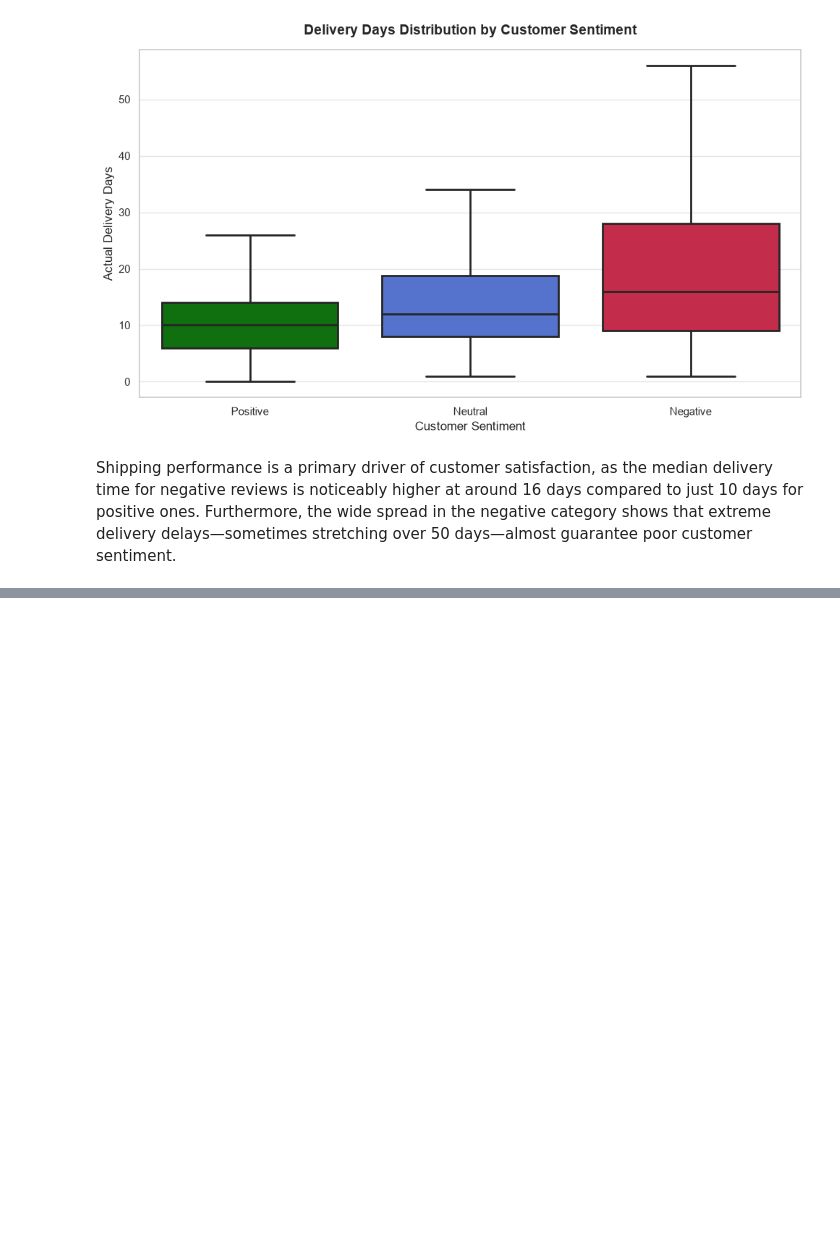
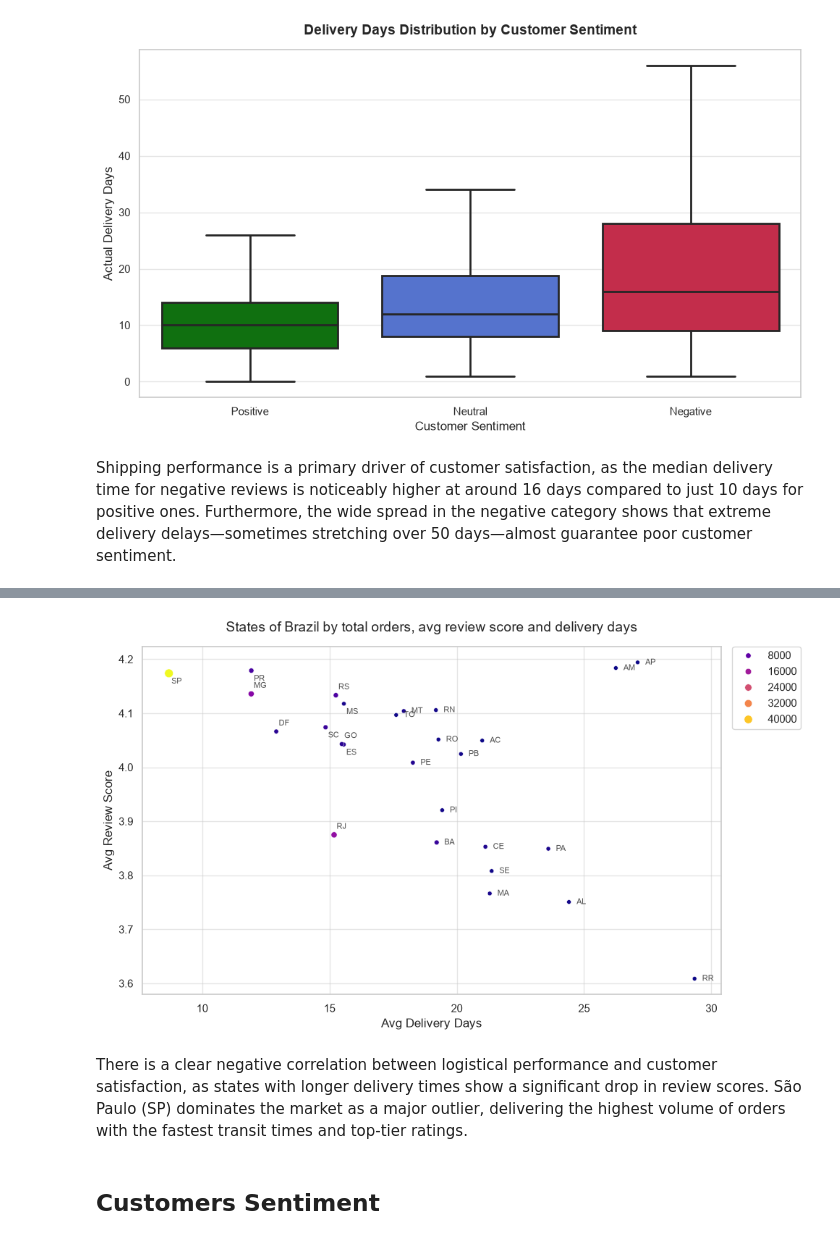
Before and after one commit to MarKotyn/olist-ecommerce-customer-analytics, a Jupyter notebook: python/notebooks/02_eda.ipynb, the cells around one changed output, grey strips where cells are left out. Cells and saved outputs as stored; diff of their text form; code cells hidden in the pictures; blank space fills up the shorter version.

```diff
--- a/python/notebooks/02_eda.ipynb
+++ b/python/notebooks/02_eda.ipynb
@@ -511,0 +516,8 @@ Shipping performance is a primary driver of customer satisfaction, as the median
+# %%
+df_customers_reviews = pd.merge(df_customers, df_reviews, on="customer_unique_id")
+# %%
+df_geo = df_customers_reviews.groupby("customer_state").agg({
+    "total_orders": "sum",
+    "review_score": "mean",
+    "delivery_days": "mean"
+})
@@ -511,0 +534,46 @@ Shipping performance is a primary driver of customer satisfaction, as the median
+# %%
+plt.figure(figsize=(10, 6))
+
+ax = sns.scatterplot(
+    data=df_geo,
+    x="delivery_days",
+    y="review_score",
+    size="total_orders",
+    hue="total_orders",
+    palette="plasma"
+)
+for i, (idx, row) in enumerate(df_geo.iterrows()):
+    x_pos = row["delivery_days"]
+    y_pos = row["review_score"]
+
+    if x_pos < 16:
+        if i % 2 == 0:
+            y_pos += 0.015
+        else:
+            y_pos -= 0.015
+        x_shift = 0.1
+    else:
+        x_shift = 0.3
+
+    ax.text(
+        x=x_pos + x_shift,
+        y=y_pos,
+        s=str(idx),
+        fontsize=8,
+        alpha=0.8,
+        va="center"
+    )
+
+plt.legend(bbox_to_anchor=(1.02, 1), loc='upper left', borderaxespad=0)
+
+plt.title("States of Brazil by total orders, avg review score and delivery days", fontsize=14, pad=15)
+plt.xlabel("Avg Delivery Days")
+plt.ylabel("Avg Review Score")
+plt.tight_layout()
+plt.show()
+# %% [output]
+[figure, added]
+# %% [markdown]
+There is a clear negative correlation between logistical performance and customer satisfaction, as states with longer delivery times show a significant drop in review scores. São Paulo (SP) dominates the market as a major outlier, delivering the highest volume of orders with the fastest transit times and top-tier ratings.
+# %% [markdown]
+## Customers Sentiment
```
Also changed, not shown: parts of 17 cells of this notebook.
